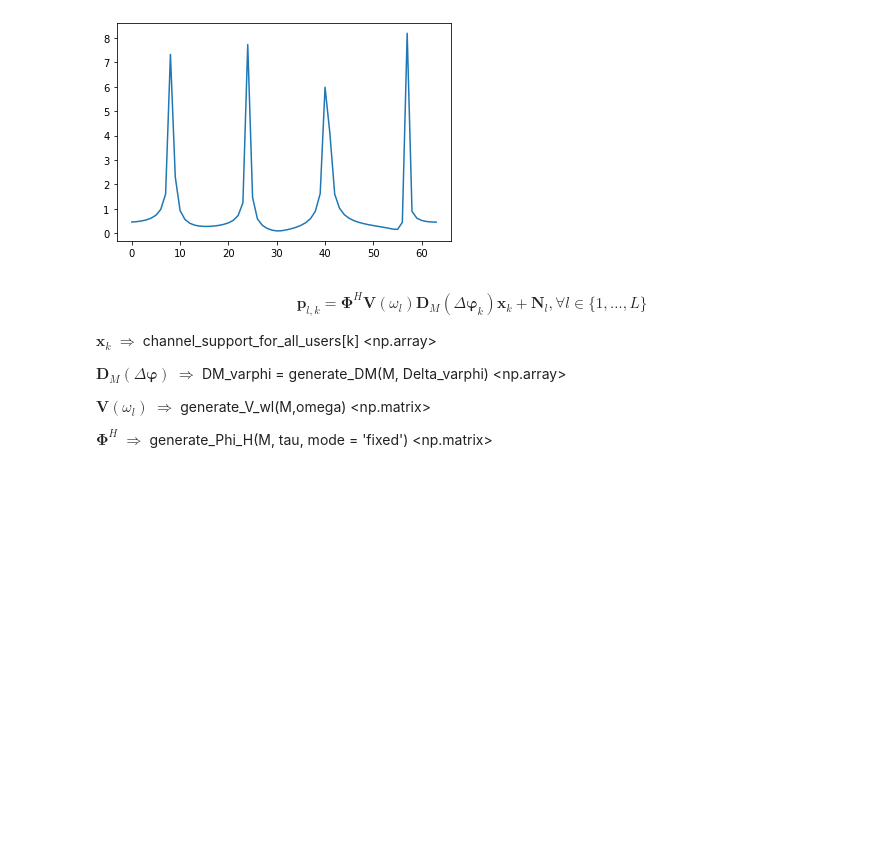
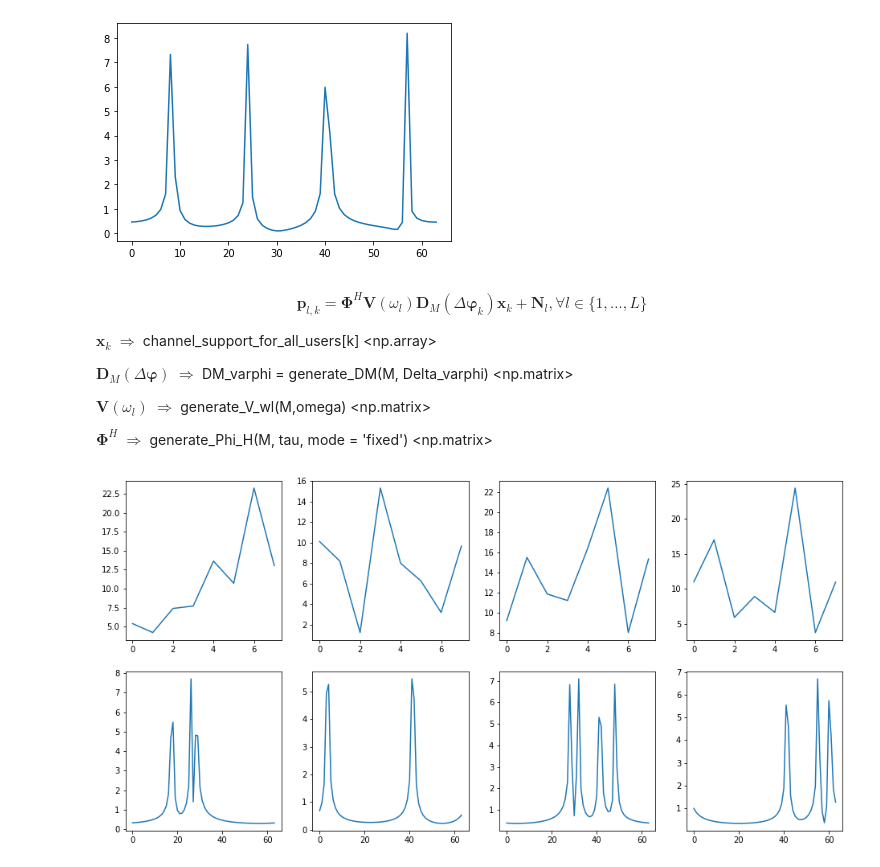
Before and after one commit to Brook1711/RIS-Angular-Domain, a Jupyter notebook: code_main/Alg.ipynb, the cells around one changed output. Drawn from its saved outputs; the diff is of its cells as text; code cells hidden in the pictures; blank space fills up the shorter version.

```diff
--- a/code_main/Alg.ipynb
+++ b/code_main/Alg.ipynb
@@ -7,6 +7,10 @@ ${\boldsymbol x}_k \in {\mathbb R}^{M\times 1}$  ${\boldsymbol x}_{k,m} \in \{ 0
 # %%
 ## generate channel support
 K=4
+p01 = 0.5
+p10 = 0.5
+M = 64
+tau = 8
 # 6 is a nice value
 np.random.seed(2)
 def common_channel_support(p01 = 0.1, p10=0.3, M= 64):
@@ -29,9 +33,7 @@ def common_channel_support(p01 = 0.1, p10=0.3, M= 64):
             else:
                 tmp_support[i+1] = 1
     return tmp_support
-p01 = 0.5
-p10 = 0.5
-M = 64
+
 common_support_varphi = common_channel_support(p01, p10, M)
 plt.scatter(range(M), common_support_varphi)
 plt.plot(range(M), common_support_varphi)
@@ -218,8 +230,14 @@ plt.figure(6)
 plt.plot(range(M), np.abs(a_M_DFT))
 
 # generate V(omega_l)
+# def generate_V_wl(M,omega):
+#     return np.diag(array_response(M,omega))*DFT_matrix(M).H
 def generate_V_wl(M,omega):
-    return np.diag(array_response(M,omega))*DFT_matrix(M).H
+    tmp = np.mat([[np.complex128(0) for m in range(M)] for m in range(M)])
+    a_M = array_response(M, omega)
+    for m in range(M):
+        tmp[m,m] = a_M[m]
+    return tmp
 
 def generate_Phi_H(M, tau, mode = 'fixed'):
     if mode == 'fixed':
@@ -227,6 +245,8 @@ def generate_Phi_H(M, tau, mode = 'fixed'):
     elif mode == 'random':
         x = np.random.randint(0,2,(tau, M))
         return np.mat(np.exp(1j*np.pi*x))
+
+Phi_H = generate_Phi_H(M, tau=tau, mode='random')
 # %% [output]
 [figure]
 [figure]
@@ -236,24 +256,41 @@ $${\boldsymbol p}_{l,k} = {\mathbf \Phi}^H {\mathbf V}({\omega_l}){\mathbf D}_M(
 
 ${\boldsymbol x}_k$ $\Longrightarrow$ channel_support_for_all_users[k] <np.array>
 
-${\mathbf D}_M(\Delta {\boldsymbol \varphi})$ $\Longrightarrow$ DM_varphi = generate_DM(M, Delta_varphi) <np.array>
+${\mathbf D}_M(\Delta {\boldsymbol \varphi})$ $\Longrightarrow$ DM_varphi = generate_DM(M, Delta_varphi) <np.matrix>
 
 ${\mathbf V}(\omega_l) $ $\Longrightarrow$ generate_V_wl(M,omega) <np.matrix>
 
 ${\mathbf \Phi}^H $ $\Longrightarrow $ generate_Phi_H(M, tau, mode = 'fixed') <np.matrix>
 # %%
 # generate 2D object list P_lk
-def generate_P(M, K, Delta_varphi, channel_support_for_all_users, Delta_omega, Omega_support):
+def generate_P(M, K, Phi_H, Delta_omega, Omega_support, Delta_varphi, channel_support_for_all_users):
     Omega_grid = Varphi_grid = np.array([m/M if m/M < 0.5 else m/M - 1 for m in range(M)])
     P = []
     for m, s_omega in enumerate(Omega_support):
         if s_omega != 1:
             continue
         P_l_tmp = []
 
         for k in range(K):
-            P_lk = 0
-
+            P_lk = Phi_H * generate_V_wl(M, Omega_grid[m] + Delta_omega[m]) * generate_DM(M, Delta_varphi) * np.reshape(np.mat(channel_support_for_all_users[k]), (M, 1))
+            P_l_tmp.append(P_lk)
         P.append(P_l_tmp)
 
-    return 0
+    return P
+
+P = generate_P( M, K,
+                Phi_H=Phi_H,
+                Delta_omega=Delta_omega,
+                Omega_support=Omega_support,
+                Delta_varphi=Delta_varphi,
+                channel_support_for_all_users=channel_support_for_all_users)
+
+
+plt.figure(figsize=(16,8))
+for k in range(K):
+    plt.subplot(2,K,k+1)
+    plt.plot(np.abs(P[0][k]))
+    plt.subplot(2,K,K+k+1)
+    plt.plot(range(M), np.abs(a_M_k_DFT[k]))
+# %% [output]
+[figure, added]
```
Also changed, not shown: parts of 2 cells of this notebook, 1 other file.
